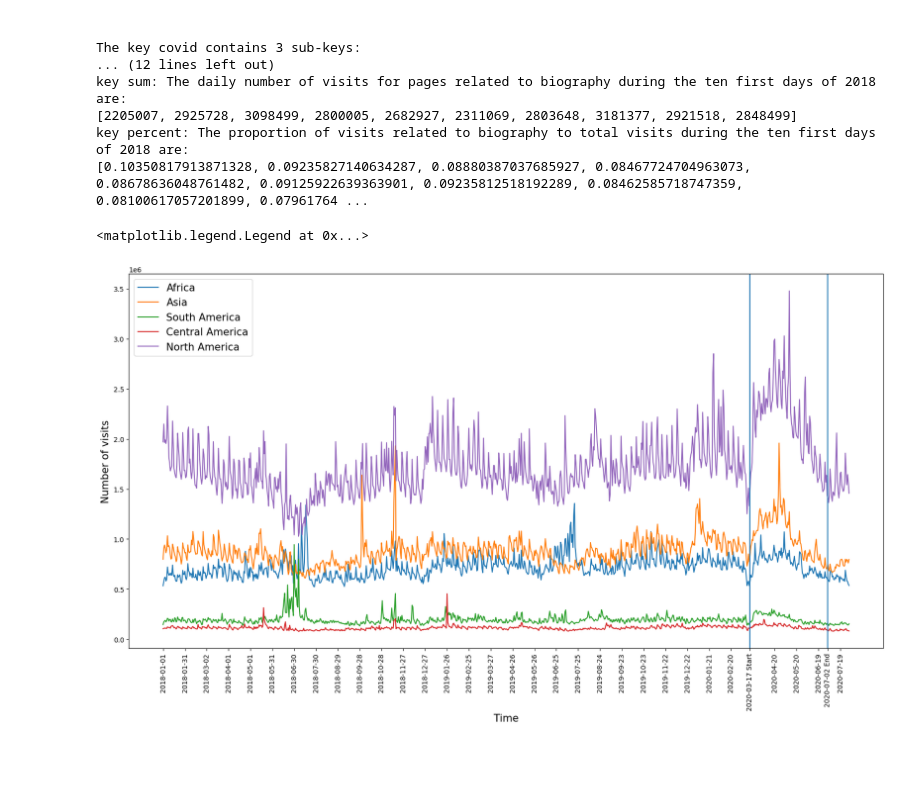
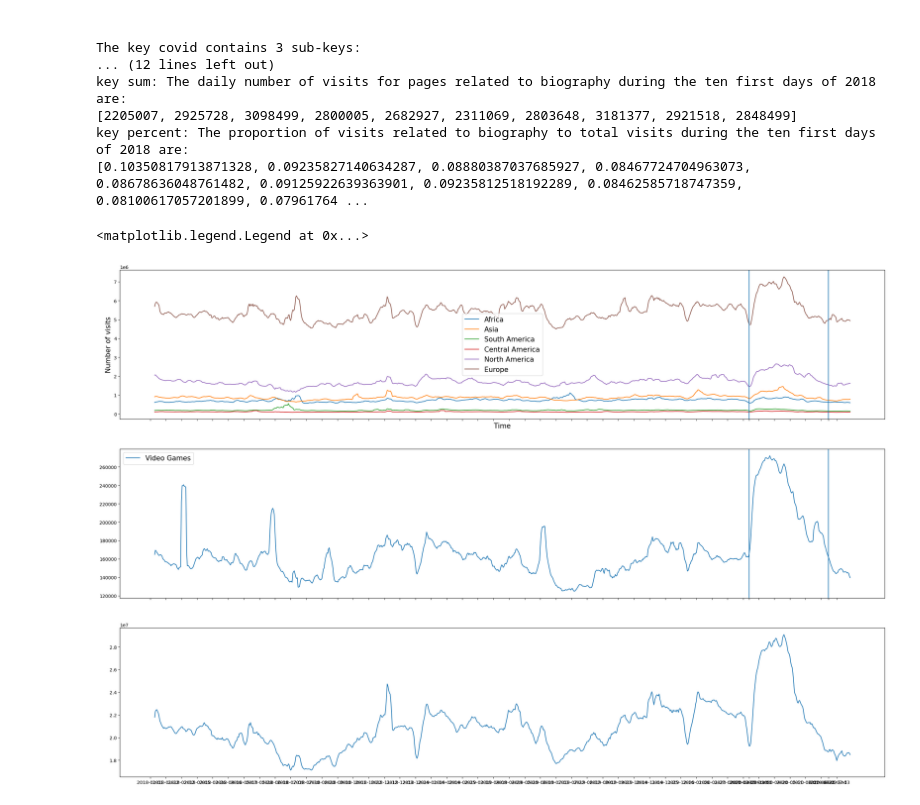
Before and after one commit to epfl-ada/ada-2022-project-datamineurs, a Jupyter notebook: ADA_coronawiki_project.ipynb, the cells around one changed output. Drawn from its saved outputs; the diff is of its cells as text; code cells hidden in the pictures; blank space fills up the shorter version.

```diff
--- a/ADA_coronawiki_project.ipynb
+++ b/ADA_coronawiki_project.ipynb
@@ -368,70 +381,83 @@ key percent: The proportion of visits related to biography to total visits durin
 # Now, as a first naive analysis, let's see how the interest of french people for foreign countries has evolved during the lockdown
 
 # For each continent we create a list with the daily number of visits on the french version linked with this continent
-africa = list(json_timeseries['fr']['topics']['Geography.Regions.Africa.Africa*']['sum'].values())
-asia = list(json_timeseries['fr']['topics']['Geography.Regions.Asia.Asia*']['sum'].values())
-south_america = list(json_timeseries['fr']['topics']['Geography.Regions.Americas.South America']['sum'].values())
-central_america = list(json_timeseries['fr']['topics']['Geography.Regions.Americas.Central America']['sum'].values())
-north_america = list(json_timeseries['fr']['topics']['Geography.Regions.Americas.North America']['sum'].values())
+africa = pd.Series(list(json_timeseries['fr']['topics']['Geography.Regions.Africa.Africa*']['sum'].values()))
+asia = pd.Series(list(json_timeseries['fr']['topics']['Geography.Regions.Asia.Asia*']['sum'].values()))
+south_america = pd.Series(list(json_timeseries['fr']['topics']['Geography.Regions.Americas.South America']['sum'].values()))
+central_america = pd.Series(list(json_timeseries['fr']['topics']['Geography.Regions.Americas.Central America']['sum'].values()))
+north_america = pd.Series(list(json_timeseries['fr']['topics']['Geography.Regions.Americas.North America']['sum'].values()))
+europe = pd.Series(list(json_timeseries['fr']['topics']['Geography.Regions.Europe.Europe*']['sum'].values()))
+video_games = pd.Series(list(json_timeseries['fr']['topics']['Culture.Media.Video games']['sum'].values()))
+tot = pd.Series(list(json_timeseries['fr']['sum'].values()))
 
 # We do the same with the data on the mobile french version
-africa_m = list(json_timeseries['fr.m']['topics']['Geography.Regions.Africa.Africa*']['sum'].values())
-asia_m = list(json_timeseries['fr.m']['topics']['Geography.Regions.Asia.Asia*']['sum'].values())
-south_america_m = list(json_timeseries['fr.m']['topics']['Geography.Regions.Americas.South America']['sum'].values())
-central_america_m = list(json_timeseries['fr.m']['topics']['Geography.Regions.Americas.Central America']['sum'].values())
-north_america_m = list(json_timeseries['fr.m']['topics']['Geography.Regions.Americas.North America']['sum'].values())
+africa_m = pd.Series(list(json_timeseries['fr.m']['topics']['Geography.Regions.Africa.Africa*']['sum'].values()))
+asia_m = pd.Series(list(json_timeseries['fr.m']['topics']['Geography.Regions.Asia.Asia*']['sum'].values()))
+south_america_m = pd.Series(list(json_timeseries['fr.m']['topics']['Geography.Regions.Americas.South America']['sum'].values()))
+central_america_m = pd.Series(list(json_timeseries['fr.m']['topics']['Geography.Regions.Americas.Central America']['sum'].values()))
+north_america_m = pd.Series(list(json_timeseries['fr.m']['topics']['Geography.Regions.Americas.North America']['sum'].values()))
+europe_m = pd.Series(list(json_timeseries['fr.m']['topics']['Geography.Regions.Europe.Europe*']['sum'].values()))
+video_games_m = pd.Series(list(json_timeseries['fr']['topics']['Culture.Media.Video games']['sum'].values()))
+tot_m = pd.Series(list(json_timeseries['fr.m']['sum'].values()))
 
 # For each continent we add the data for standard and mobile french version
-africa_tot = [africa[i] + africa_m[i] for i in range(len(africa))]
-asia_tot = [asia[i] + asia_m[i] for i in range(len(asia))]
-south_america_tot = [south_america[i] + south_america_m[i] for i in range(len(south_america))]
-central_america_tot = [central_america[i] + central_america_m[i] for i in range(len(central_america))]
-north_america_tot = [north_america[i] + north_america_m[i] for i in range(len(north_america))]
+africa_tot = africa.add(africa_m)
+asia_tot = asia.add(asia_m)
+south_america_tot = south_america.add(south_america_m)
+central_america_tot = central_america.add(central_america_m)
+north_america_tot = north_america.add(north_america_m)
+europe_tot = europe.add(europe_m)
+video_games_tot = video_games.add(video_games_m)
+tot_tot = tot.add(tot_m)
 
 # Let's put in the list time the list of the days of the considered period
 time = list(json_timeseries['fr']['topics']['Geography.Regions.Africa.Africa*']['sum'].keys())
 # We just remove the hours
 time = [t[:10] for t in time]
 
 # Thanks to the dataframe df_interventions we can get the dates of the lockdown in France
 lockdown_start = df_interventions.loc[df_interventions['lang'] == 'fr']['Lockdown'].to_list()
 lockdown_end = df_interventions.loc[df_interventions['lang'] == 'fr']['Normalcy'].to_list()
 
 # We compute the index of these dates in the list of the days
 start_index = time.index(lockdown_start[0])
 end_index = time.index(lockdown_end[0])
 
 # For the purpose of plotting our results we create a list of days with only 1 day in 30 and we also create a list of index for these days
-time_reduced = [time[30*i] for i in range(int(len(time)/30)+1)]
-time_pos = [30*i for i in range(int(len(time)/30)+1)]
+time_reduced = [time[21*i] for i in range(int(len(time)/21)+1)]
+time_pos = [21*i for i in range(int(len(time)/21)+1)]
 
 # We add to the reduced list of days and the list of their index the dates of lockdowns in France
 # We also remove one point which is too close from the start of the lockdown to have a nice plot
 time_pos.append(start_index)
 time_pos.append(end_index)
-time_pos.pop(time_reduced.index('2020-03-21'))
 
 time_reduced.append(lockdown_start[0]+' Start')
 time_reduced.append(lockdown_end[0]+' End')
-del time_reduced[time_reduced.index('2020-03-21')]
 
-# Now we can plot our results
+# Now we can plot the rolling mean over 7 days of the number of visits related to each continent on the french version of Wikipedia
 
 import matplotlib.pyplot as plt
-fig = plt.figure(figsize=(20,10))
-plt.plot(africa_tot,label='Africa')
-plt.plot(asia_tot,label='Asia')
-plt.plot(south_america_tot,label='South America')
-plt.plot(central_america_tot,label='Central America')
-plt.plot(north_america_tot,label='North America')
-plt.xticks(time_pos,time_reduced)
-plt.xticks(fontsize=10, rotation=90)
-plt.xlabel('Time',fontsize = 15)
-plt.ylabel('Number of visits', fontsize = 15)
-plt.axvline(x=start_index)
-plt.axvline(x=end_index)
+fig, [ax1,ax2,ax3] = plt.subplots(3,1,figsize=(30,20),sharex=True)
+ax1.plot(africa_tot.rolling(7).mean(),label='Africa')
+ax1.plot(asia_tot.rolling(7).mean(),label='Asia')
+ax1.plot(south_america_tot.rolling(7).mean(),label='South America')
+ax1.plot(central_america_tot.rolling(7).mean(),label='Central America')
+ax1.plot(north_america_tot.rolling(7).mean(),label='North America')
+ax1.plot(europe_tot.rolling(7).mean(),label='Europe')
+ax2.plot(video_games_tot.rolling(7).mean(),label='Video Games')
+ax3.plot(tot_tot.rolling(7).mean(),label='Total visits')
+ax1.set_xticks(time_pos,time_reduced,fontsize=10, rotation=90)
+ax2.set_xticks(time_pos,time_reduced,fontsize=10, rotation=90)
+ax1.set_xlabel('Time',fontsize = 15)
+ax1.set_ylabel('Number of visits', fontsize = 15)
+ax1.axvline(x=start_index)
+ax1.axvline(x=end_index)
+ax2.axvline(x=start_index)
+ax2.axvline(x=end_index)
 
-plt.legend(fontsize=15)
+ax1.legend(fontsize=15)
+ax2.legend(fontsize=15)
 # %% [output]
 <matplotlib.legend.Legend at 0x...>
-[figure, old version]
+[figure, new version]
```
Also changed, not shown: parts of 4 cells of this notebook.
